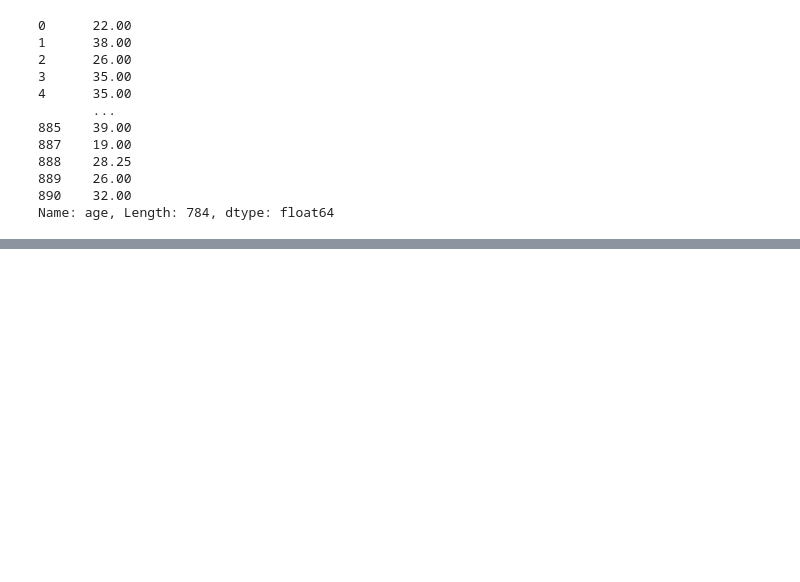
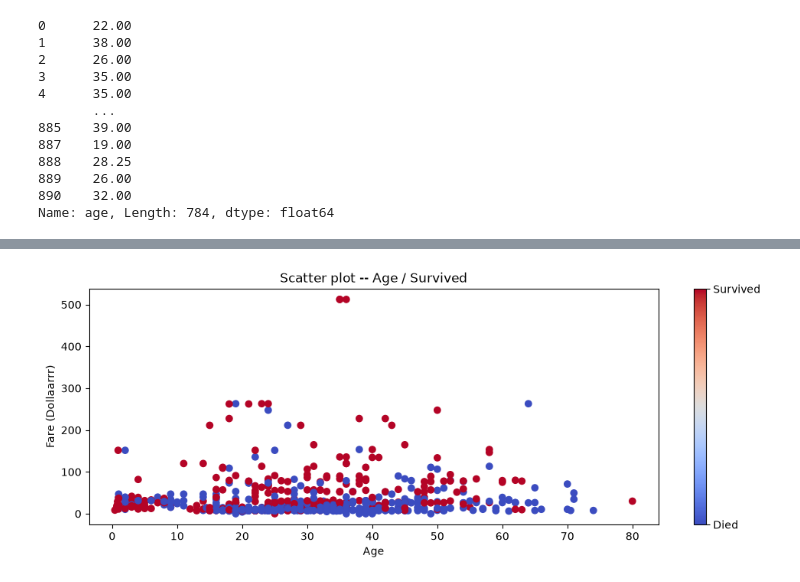
Before and after one commit to Aditya21-dev/Learning_PythonLibraries-, a Jupyter notebook: matplot/seabornn.ipynb, the cells around one changed output, grey strips where cells are left out. Cells and saved outputs as stored; diff of their text form; code cells hidden in the pictures; blank space fills up the shorter version.

```diff
--- a/matplot/seabornn.ipynb
+++ b/matplot/seabornn.ipynb
@@ -172,0 +249,16 @@ plt.show()
+# %%
+plt.figure(figsize=(12,4))
+
+sc = plt.scatter(df["age"] , df["fare"],
+                c = df["survived"] , cmap="coolwarm")
+
+plt.title("Scatter plot -- Age / Survived")
+plt.xlabel("Age")
+plt.ylabel("Fare (Dollaarrr)")
+cbar = plt.colorbar(sc)
+cbar.set_ticks([0,1])
+cbar.set_ticklabels(["Died" , "Survived"])
+
+plt.show()
+# %% [output]
+[figure, added]
```
Also changed, not shown: parts of 9 cells of this notebook, 2 other files.
